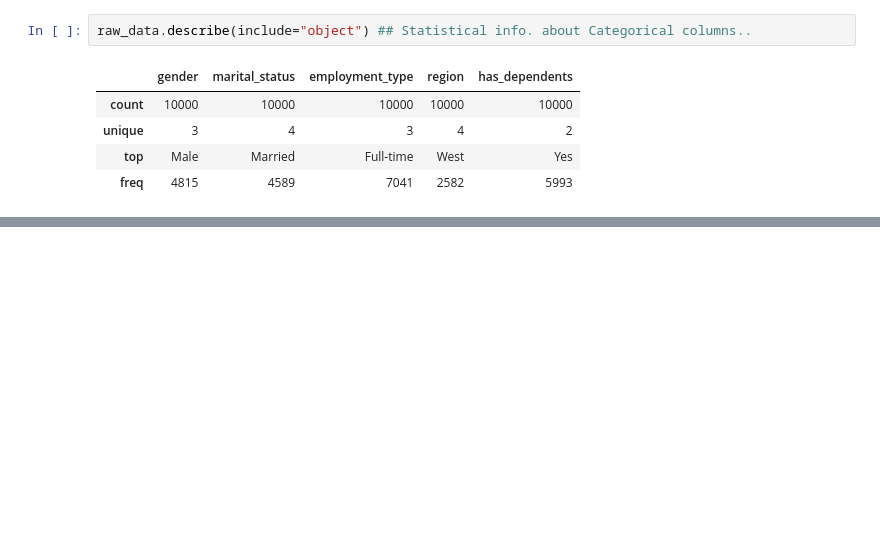
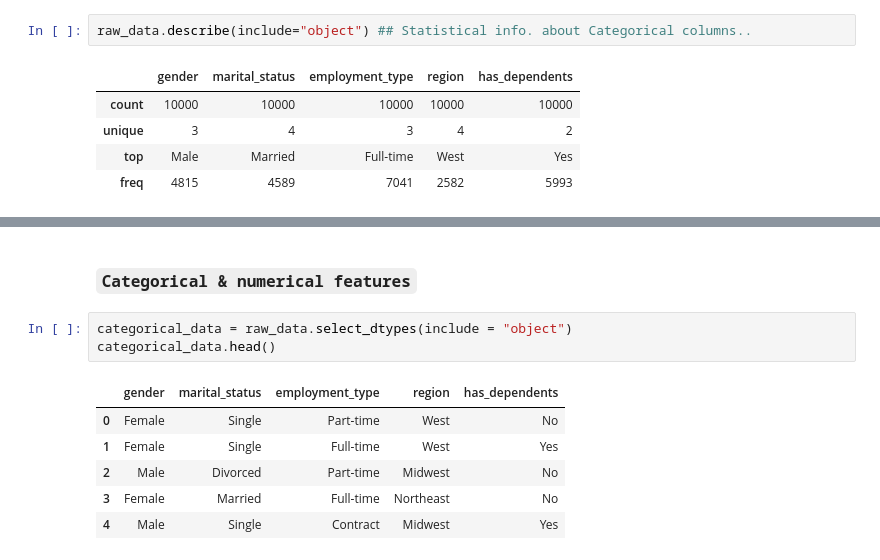
Before and after one commit to tharani001/Insurance-enrollment-prediction, a Jupyter notebook: notebooks/inference.ipynb, the cells around one changed output, grey strips where cells are left out. Cells and saved outputs as stored; diff of their text form; blank space fills up the shorter version.

```diff
--- a/notebooks/inference.ipynb
+++ b/notebooks/inference.ipynb
@@ -45,0 +104,12 @@ raw_data.describe(include="object") ## Statistical info. about Categorical colum
+# %% [markdown]
+### `Categorical & numerical features`
+# %%
+categorical_data = raw_data.select_dtypes(include = "object")
+categorical_data.head()
+# %% [output]
+|  | gender | marital_status | employment_type | region | has_dependents |
+| 0 | Female | Single | Part-time | West | No |
+| 1 | Female | Single | Full-time | West | Yes |
+| 2 | Male | Divorced | Part-time | Midwest | No |
+| 3 | Female | Married | Full-time | Northeast | No |
+| 4 | Male | Single | Contract | Midwest | Yes |
```
Also changed, not shown: parts of 14 cells of this notebook.
